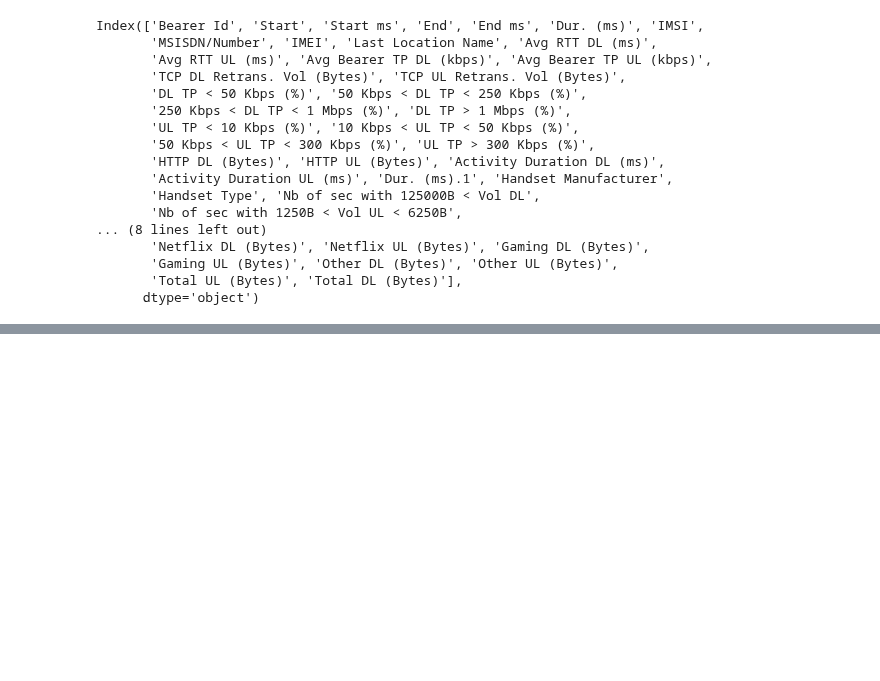
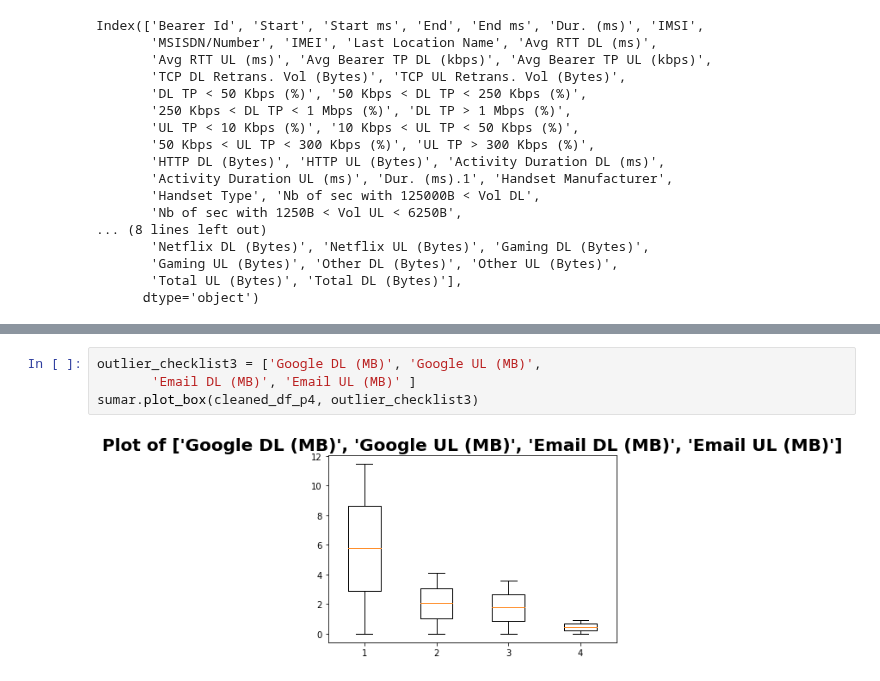
Before and after one commit to benbel376/telecom_users_analytics, a Jupyter notebook: notebooks/data_preparation.ipynb, the cells around one changed output, grey strips where cells are left out. Drawn from its saved outputs; the diff is of its cells as text; blank space fills up the shorter version.

```diff
--- a/notebooks/data_preparation.ipynb
+++ b/notebooks/data_preparation.ipynb
@@ -103,0 +162,6 @@ sumar.summ_columns(cleaned_df_p)
+# %%
+outlier_checklist3 = ['Google DL (MB)', 'Google UL (MB)',
+       'Email DL (MB)', 'Email UL (MB)' ]
+sumar.plot_box(cleaned_df_p4, outlier_checklist3)
+# %% [output]
+[figure, added]
```
Also changed, not shown: parts of 11 cells of this notebook, 1 other file.
